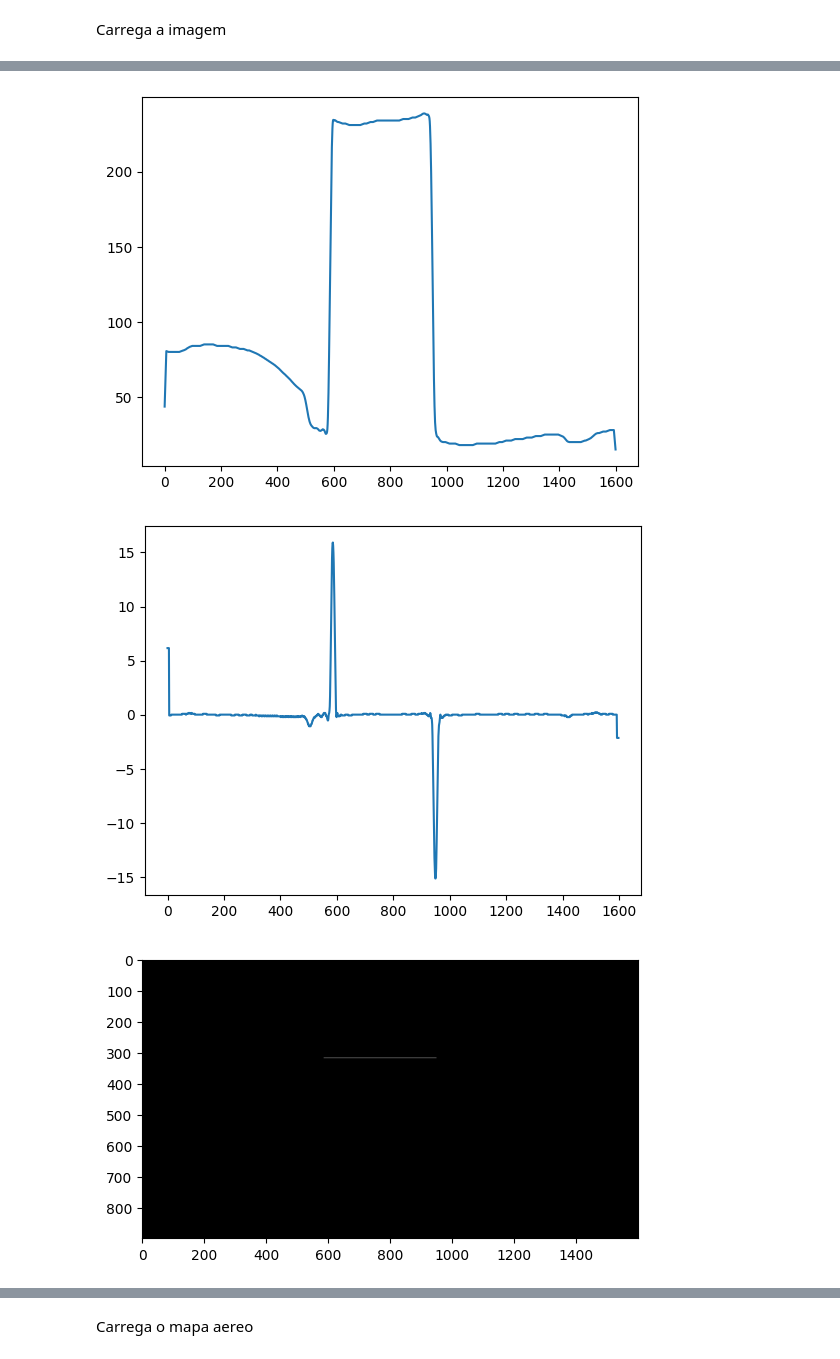
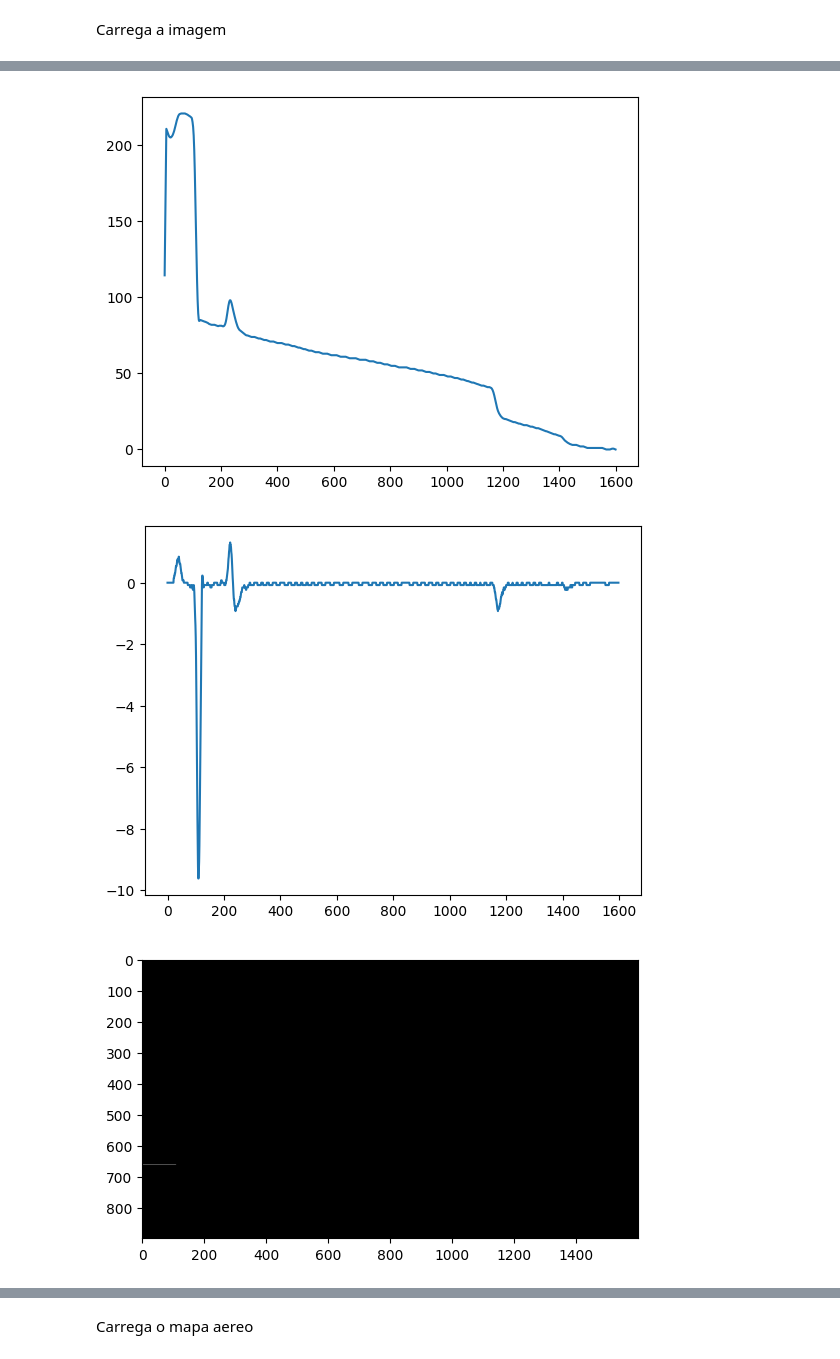
Before and after one commit to anderson-silva21/TCC-autoRoute, a Jupyter notebook: system/main.ipynb, the cells around one changed output, grey strips where cells are left out. Saved outputs shown, nothing was run; the diff lists cells and outputs as text; code cells hidden in the pictures.

```diff
--- a/system/main.ipynb
+++ b/system/main.ipynb
@@ -107,7 +103,7 @@ Saved ..\teste\..\teste\figuraQuatro_map_map.png
 # %% [markdown]
 Carrega a imagem
 # %%
-img = cv2.imread('../teste/figuraTres_map.png',
+img = cv2.imread('../teste/figuraCinco_map.png',
                  cv2.IMREAD_GRAYSCALE)
 
 deubom = False
@@ -128,6 +124,9 @@ if deubom:
 
     # segunda derivada da linha central da imagem
     dx = np.diff(x)
+    dx[:20] = 0
+    dx[-20:]= 0
+
     plt.figure()
     plt.plot(dx)
 
@@ -153,6 +152,26 @@ if deubom:
     print("Picos Negativos:", pks_negativos)
 
     # Crie a tupla de obstáculos
+    if len(pks_positivos) > 0 or len(pks_negativos) > 0:
+
+        if len(pks_positivos) == 0:
+            pks_positivos.append(0)
+
+        if len(pks_negativos) == 0:
+            pks_negativos.append(len(dx))
+
+        if pks_negativos[0] < pks_positivos[0]:
+            pks_positivos = [0] + pks_positivos
+
+        if pks_negativos[-1] < pks_positivos[-1]:
+            pks_negativos = pks_negativos + [len(dx)]
+
+
+        if len(pks_positivos) != len(pks_negativos):
+            print("erro", pks_positivos, pks_negativos, len(dx))
+
+    mean_x = [(a+b)//2 for a, b in zip(pks_positivos, pks_negativos)]
+    y_values_positivos = [3*x[c] for c in mean_x]
     obstaculos = list(
         zip(pks_positivos, pks_negativos, y_values_positivos))
     print("Obstáculos:", obstaculos)
@@ -176,7 +195,7 @@ if deubom:
     # Preenche o mapa aéreo com os obstáculos significativos
     for obstaculo in obstaculos_filtrados:
         inicio_x, fim_x, altura_y = obstaculo
-        altura_y = int(altura_y * 20)
+        altura_y = int(altura_y)
         inicio_x = max(0, inicio_x)
         fim_x = min(largura_mapa - 1, fim_x)
         if altura_y >= altura_mapa:
@@ -199,6 +218,6 @@ Obstáculos filtrados: [(586, 949, 15.92307692307692)]
-[figure, old version]
+[figure, new version]
-[figure, old version]
+[figure, new version]
-[figure, old version]
+[figure, new version]
 Mapa aéreo salvo como 'mapa_aereoDois.png'
 # %% [markdown]
 Carrega o mapa aereo
```
Also changed, not shown: parts of 3 cells of this notebook, 1 other file.
